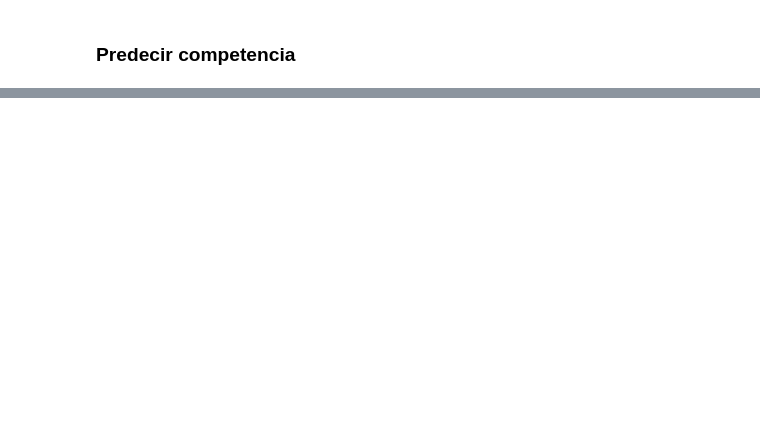
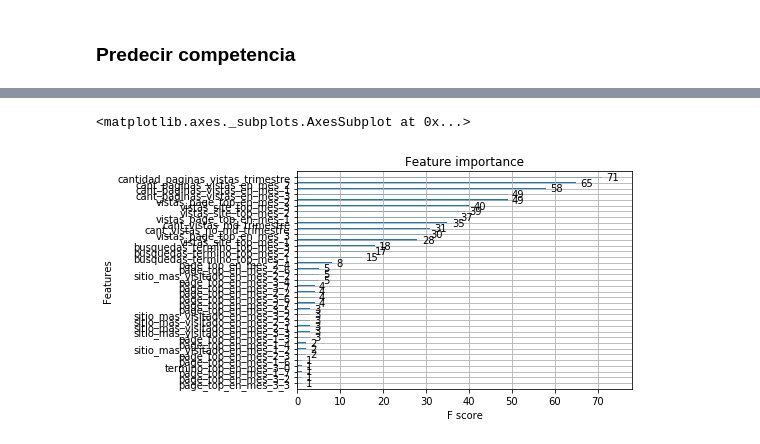
Before and after one commit to emanuelpelozo/Competencia-Galicia, a Jupyter notebook: modelo/XGBoost.ipynb, the cells around one changed output, grey strips where cells are left out. Saved outputs shown, nothing was run; the diff lists cells and outputs as text; code cells hidden in the pictures; blank space fills up the shorter version.

Commit message:
Corrijo los labels, EMPEOROgit add modelo/XGBoost.ipynb!

```diff
--- a/modelo/XGBoost.ipynb
+++ b/modelo/XGBoost.ipynb
@@ -262,0 +290,16 @@ xgb.plot_importance(modelo)
+# %%
+RANDOM_SEED = 12
+TEST_SIZE_PERCENT = 0.2
+# %%
+y = train_balanceado['convirtio']
+X = train_balanceado.drop(axis=1, labels=['convirtio'])
+
+X_train, X_test, y_train, y_test = train_test_split(X, y, test_size=TEST_SIZE_PERCENT, random_state=RANDOM_SEED)
+
+feature_list = list(X.columns)
+# %%
+modelo = xgb.XGBClassifier(learning_rate=0.05, n_estimators=130, max_depth=3,
+ min_child_weight=5, gamma=0.3, subsample=0.7, colsample_bytree=0.6, reg_alpha =0.1,seed=RANDOM_SEED)
+# %%
+# Training
+modelo.fit(X_train, y_train)
@@ -262,0 +374,5 @@ xgb.plot_importance(modelo)
+# %%
+xgb.plot_importance(modelo)
+# %% [output]
+<matplotlib.axes._subplots.AxesSubplot at 0x...>
+[figure, added]
```
Also changed, not shown: parts of 28 cells of this notebook, 7 other files.
